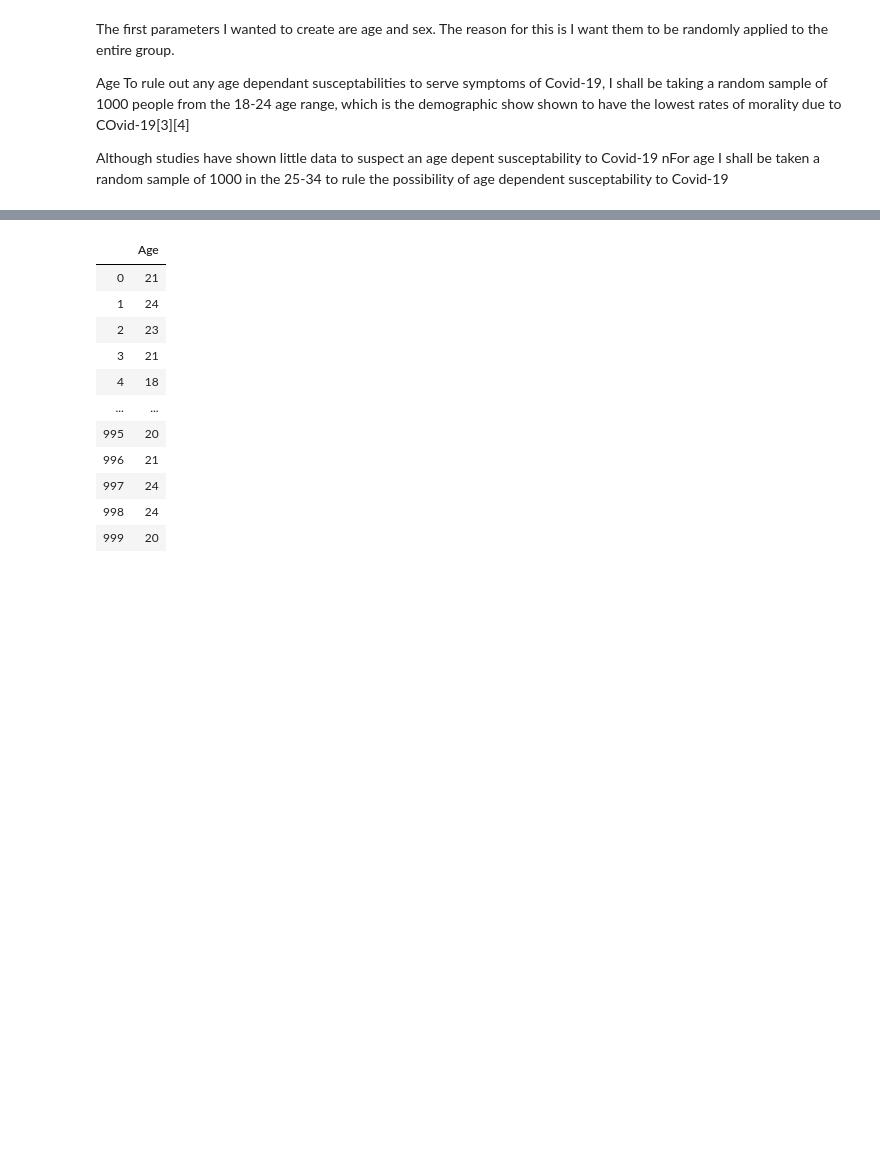
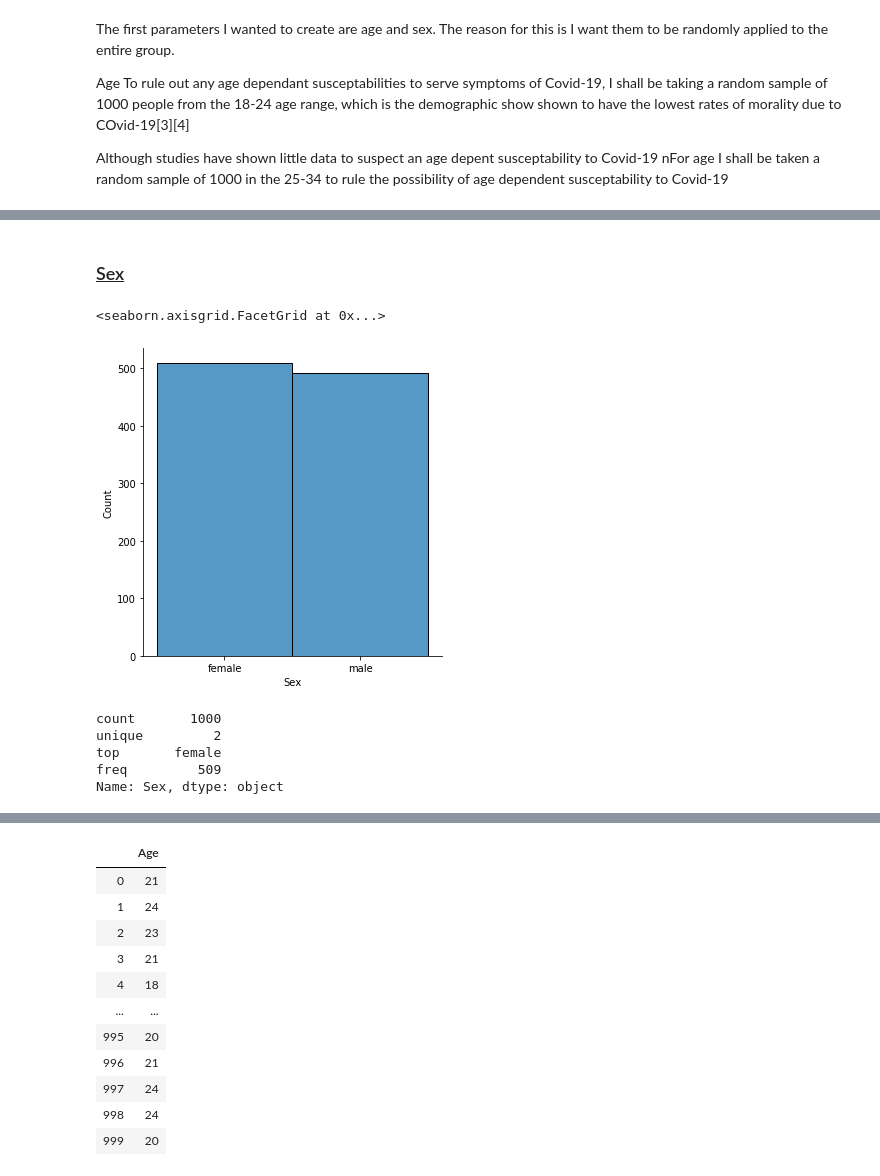
Before and after one commit to shaner1/ProgDA_Project_20, a Jupyter notebook: ProgDA_Project_2020.ipynb, the cells around one changed output, grey strips where cells are left out. Drawn from its saved outputs; the diff is of its cells as text; code cells hidden in the pictures; blank space fills up the shorter version.

```diff
--- a/ProgDA_Project_2020.ipynb
+++ b/ProgDA_Project_2020.ipynb
@@ -64,3 +84,5 @@ plt.hist(age)
+# %% [markdown]
+### <u>Sex<u>
 # %%
 s = ['male', 'female']
 sex = rng.choice(s, 1000, p=[0.5, 0.5])
@@ -70,0 +89,14 @@ sex = rng.choice(s, 1000, p=[0.5, 0.5])
+# %%
+sns.displot(sex, discrete=True)
+# %% [output]
+<seaborn.axisgrid.FacetGrid at 0x...>
+[figure, added]
+# %%
+df['Sex'] = pd.Series(sex)
+df['Sex'].describe()
+# %% [output]
+count       1000
+unique         2
+top       female
+freq         509
+Name: Sex, dtype: object
```
Also changed, not shown: parts of 28 cells of this notebook.
